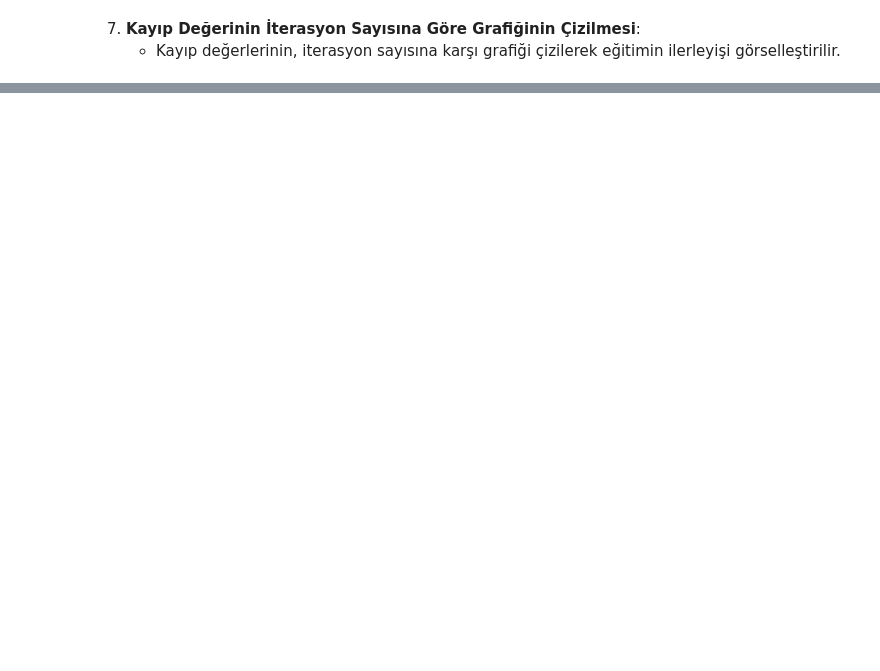
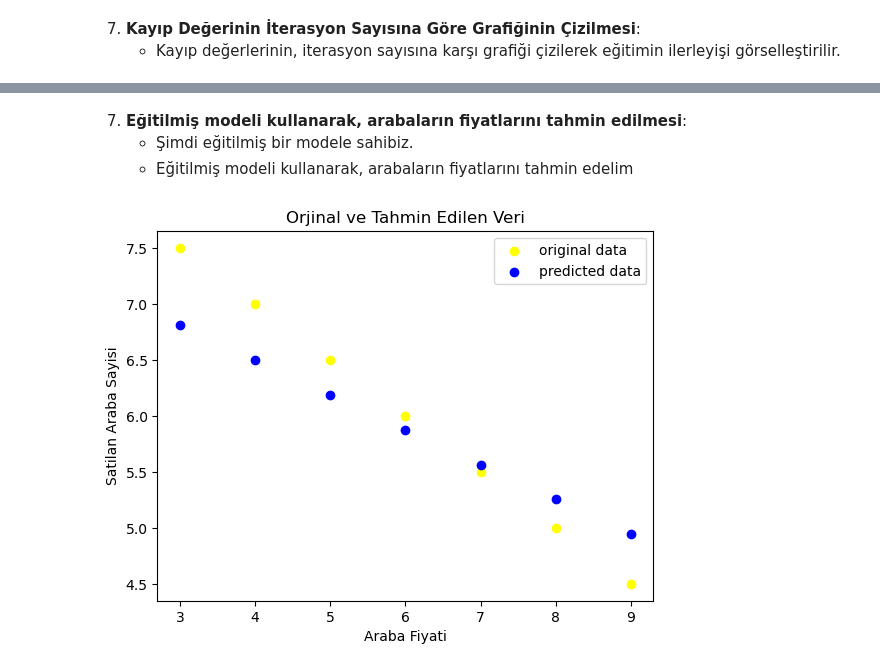
Before and after one commit to k-celal/pytorch-for-deep-learning, a Jupyter notebook: linear_Regression_with_pytorch.ipynb, the cells around one changed output, grey strips where cells are left out. Drawn from its saved outputs; the diff is of its cells as text; code cells hidden in the pictures; blank space fills up the shorter version.

```diff
--- a/linear_Regression_with_pytorch.ipynb
+++ b/linear_Regression_with_pytorch.ipynb
@@ -140,0 +141,15 @@ plt.show()
+# %% [markdown]
+7. **Eğitilmiş modeli kullanarak, arabaların fiyatlarını tahmin edilmesi**:
+   - Şimdi eğitilmiş bir modele sahibiz.
+   - Eğitilmiş modeli kullanarak, arabaların fiyatlarını tahmin edelim
+# %%
+predicted = model(araba_fiyatlari_tensor).data.numpy()
+plt.scatter(araba_fiyatlari_tensor,satilan_araba_sayisi,label = "original data",color ="yellow")
+plt.scatter(araba_fiyatlari,predicted,label = "predicted data",color ="blue")
+plt.legend()
+plt.xlabel("Araba Fiyati")
+plt.ylabel("Satilan Araba Sayisi")
+plt.title("Orjinal ve Tahmin Edilen Veri")
+plt.show()
+# %% [output]
+[figure, added]
```
Also changed, not shown: parts of 4 cells of this notebook.
